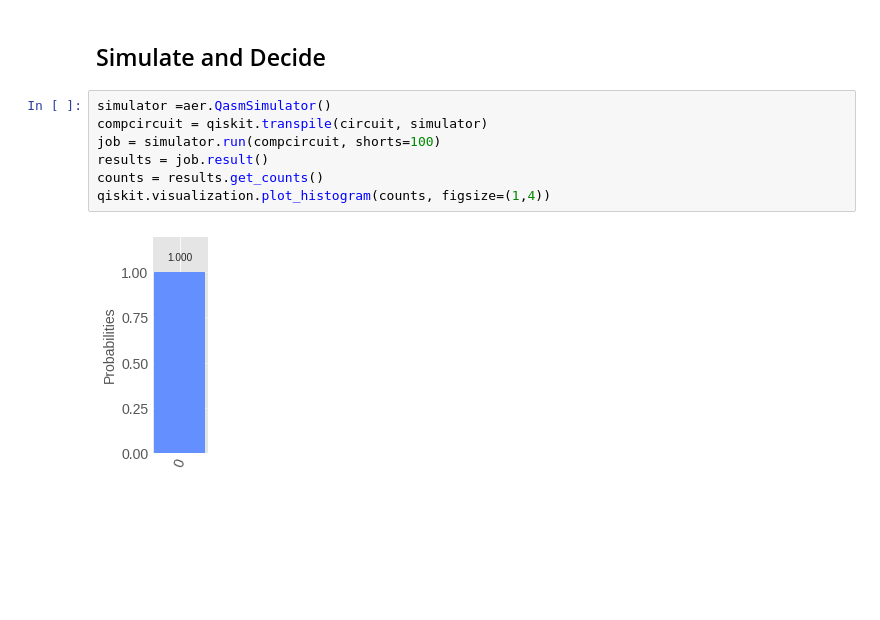
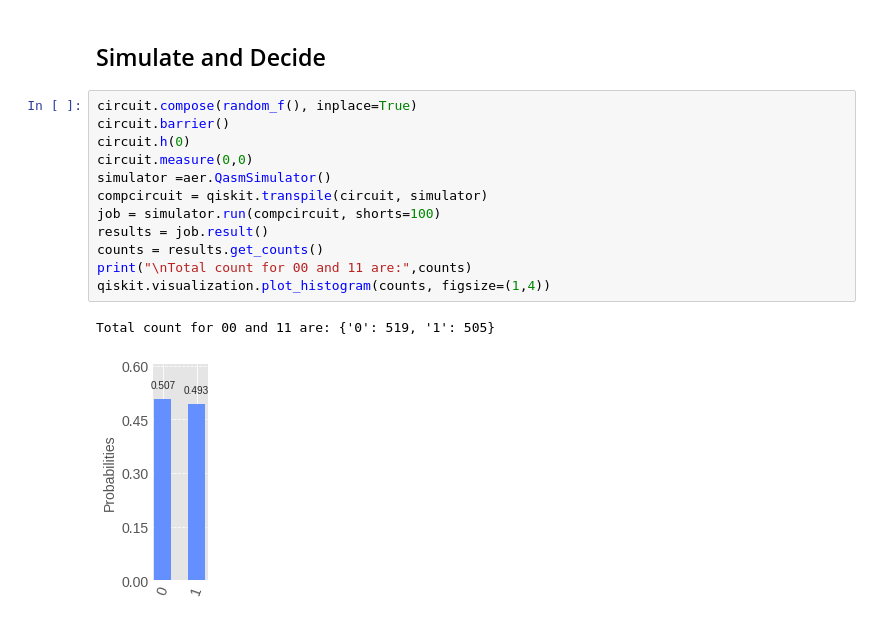
Before and after one commit to Eoin-Lernihan/Emerging-Technologies-2021, a Jupyter notebook: composetest/quantum_computing.ipynb, the cells around one changed output. Drawn from its saved outputs; the diff is of its cells as text; blank space fills up the shorter version.

```diff
--- a/composetest/quantum_computing.ipynb
+++ b/composetest/quantum_computing.ipynb
@@ -169,11 +171,17 @@ circuit.draw(output='mpl', scale=1.8)
 # %% [markdown]
 <h2> Simulate and Decide
 # %%
+circuit.compose(random_f(), inplace=True)
+circuit.barrier()
+circuit.h(0)
+circuit.measure(0,0)
 simulator =aer.QasmSimulator()
 compcircuit = qiskit.transpile(circuit, simulator)
 job = simulator.run(compcircuit, shorts=100)
 results = job.result()
 counts = results.get_counts()
+print("\nTotal count for 00 and 11 are:",counts)
 qiskit.visualization.plot_histogram(counts, figsize=(1,4))
 # %% [output]
+Total count for 00 and 11 are: {'0': 519, '1': 505}
-[figure, old version]
+[figure, new version]
```
Also changed, not shown: parts of 4 cells of this notebook.
